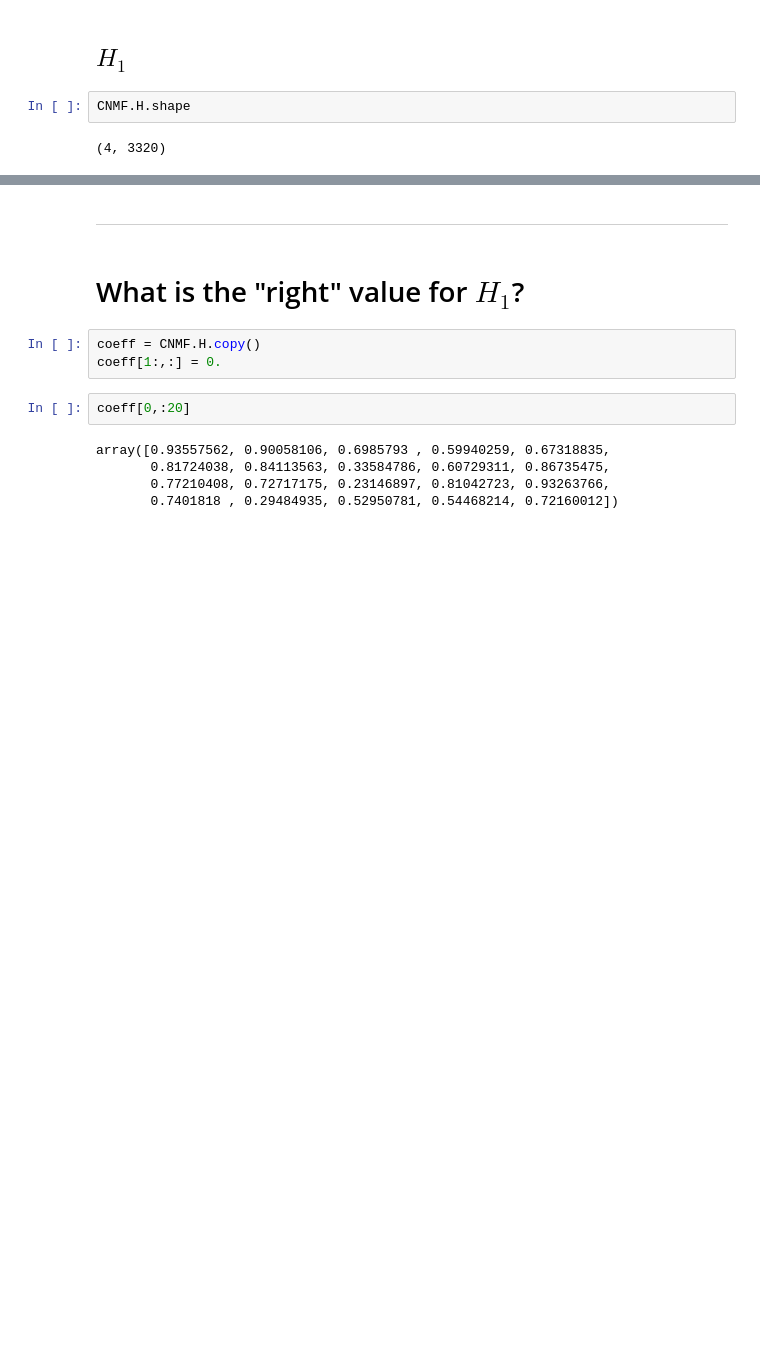
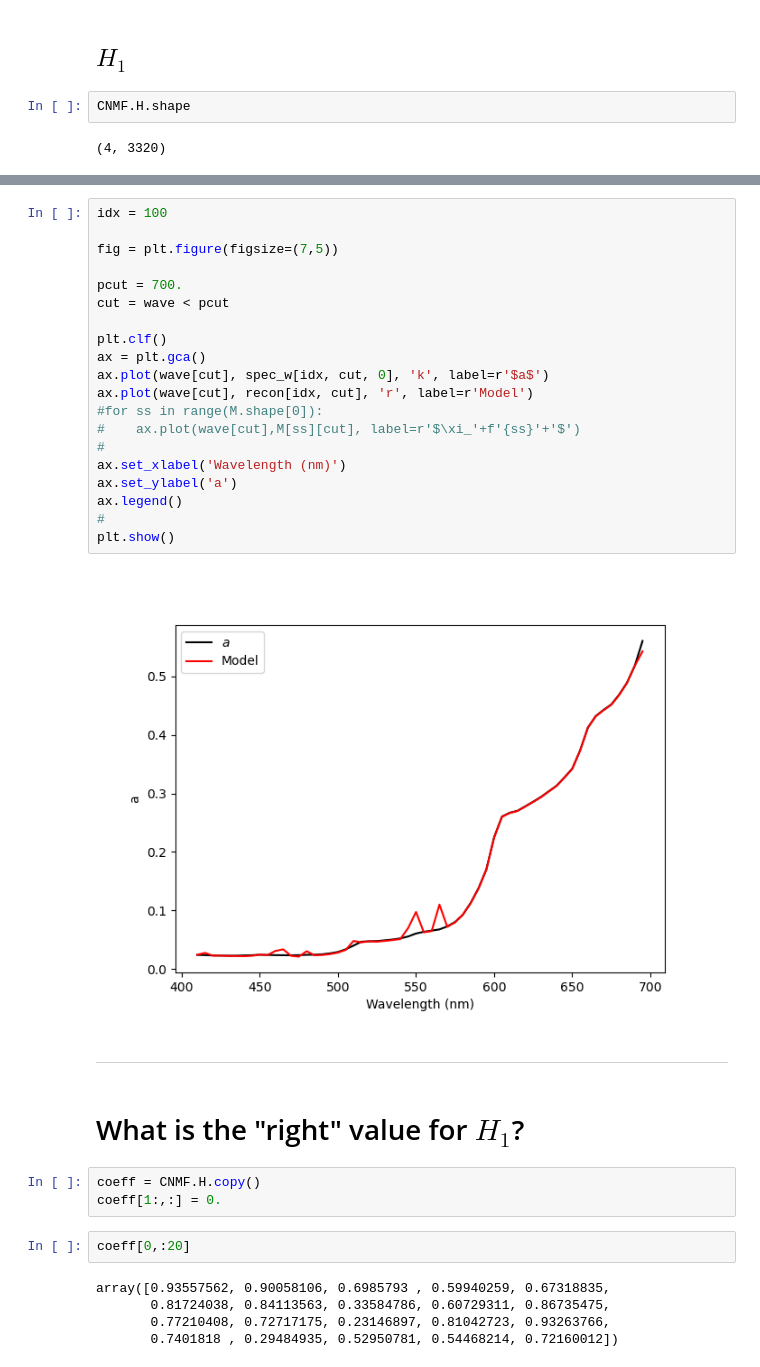
Before and after one commit to AI-for-Ocean-Science/cnmf, a Jupyter notebook: papers/I/Analysis/CNMF_L23.ipynb, the cells around one changed output, grey strips where cells are left out. Cells and saved outputs as stored; diff of their text form; blank space fills up the shorter version.

```diff
--- a/papers/I/Analysis/CNMF_L23.ipynb
+++ b/papers/I/Analysis/CNMF_L23.ipynb
@@ -161,3 +192,25 @@ plt.show()
+# %%
+idx = 100
+
+fig = plt.figure(figsize=(7,5))
+
+pcut = 700.
+cut = wave < pcut
+
+plt.clf()
+ax = plt.gca()
+ax.plot(wave[cut], spec_w[idx, cut, 0], 'k', label=r'$a$')
+ax.plot(wave[cut], recon[idx, cut], 'r', label=r'Model')
+#for ss in range(M.shape[0]):
+#    ax.plot(wave[cut],M[ss][cut], label=r'$\xi_'+f'{ss}'+'$')
+#
+ax.set_xlabel('Wavelength (nm)')
+ax.set_ylabel('a')
+ax.legend()
+#
+plt.show()
+# %% [output]
+[figure, added]
 # %% [markdown]
 ----
 # %% [markdown]
```
Also changed, not shown: parts of 13 cells of this notebook.
